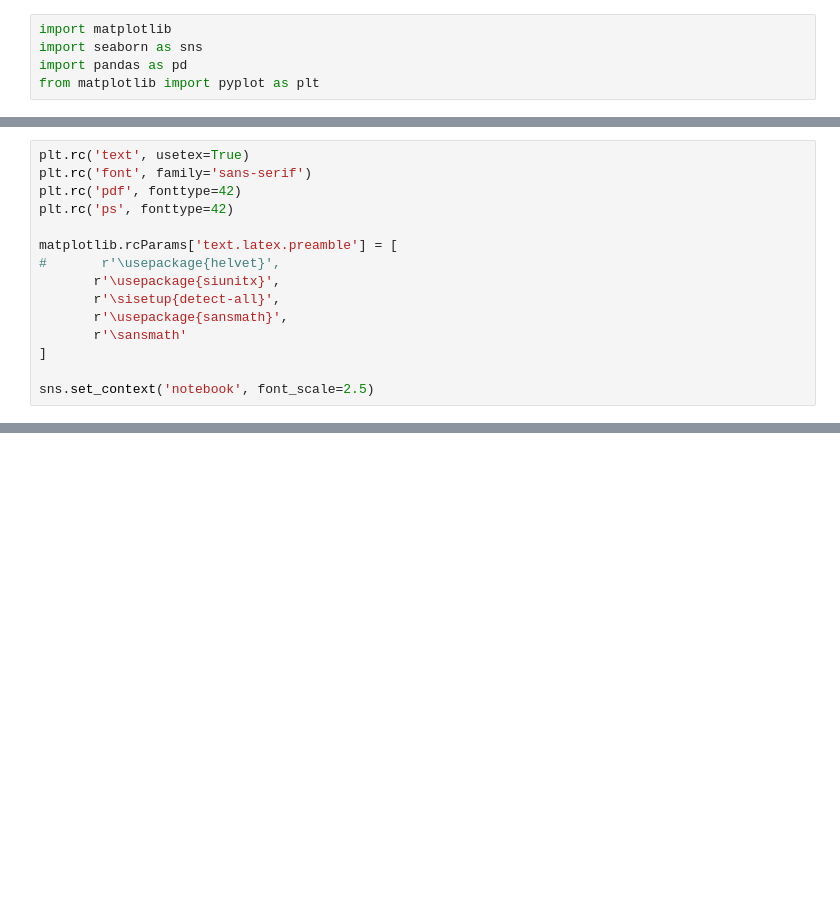
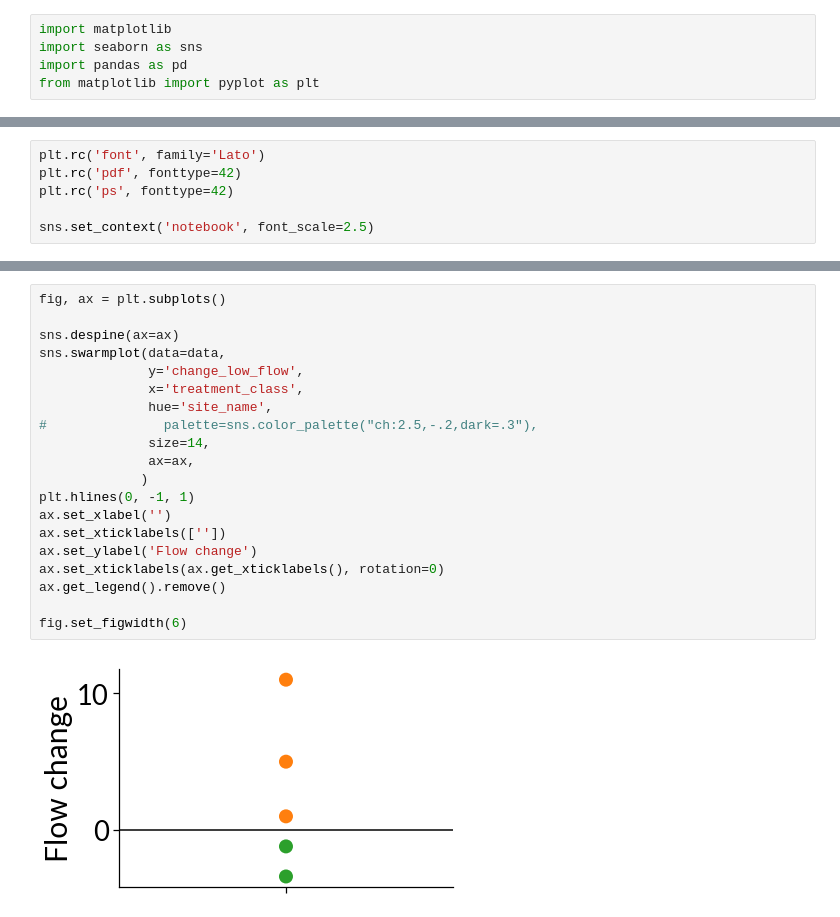
Before and after one commit to rusucosmin/dv, a Jupyter notebook: prototype_plots.ipynb, the cells around one changed output, grey strips where cells are left out. Drawn from its saved outputs; the diff is of its cells as text; blank space fills up the shorter version.

```diff
--- a/prototype_plots.ipynb
+++ b/prototype_plots.ipynb
@@ -78,15 +6,6 @@ https://pandas.pydata.org/pandas-docs/stable/indexing.html#deprecate-loc-reindex
 # %%
-plt.rc('text', usetex=True)
-plt.rc('font', family='sans-serif')
+plt.rc('font', family='Lato')
 plt.rc('pdf', fonttype=42)
 plt.rc('ps', fonttype=42)
 
-matplotlib.rcParams['text.latex.preamble'] = [
-#       r'\usepackage{helvet}',
-       r'\usepackage{siunitx}',
-       r'\sisetup{detect-all}',
-       r'\usepackage{sansmath}',
-       r'\sansmath'
-]
-
 sns.set_context('notebook', font_scale=2.5)
@@ -112,0 +79,22 @@ fig.set_figwidth(5)
+# %%
+fig, ax = plt.subplots()
+
+sns.despine(ax=ax)
+sns.swarmplot(data=data,
+              y='change_low_flow',
+              x='treatment_class',
+              hue='site_name',
+#               palette=sns.color_palette("ch:2.5,-.2,dark=.3"),
+              size=14,
+              ax=ax,
+             )
+plt.hlines(0, -1, 1)
+ax.set_xlabel('')
+ax.set_xticklabels([''])
+ax.set_ylabel('Flow change')
+ax.set_xticklabels(ax.get_xticklabels(), rotation=0)
+ax.get_legend().remove()
+
+fig.set_figwidth(6)
+# %% [output]
+[figure, added]
```
Also changed, not shown: parts of 5 cells of this notebook.
